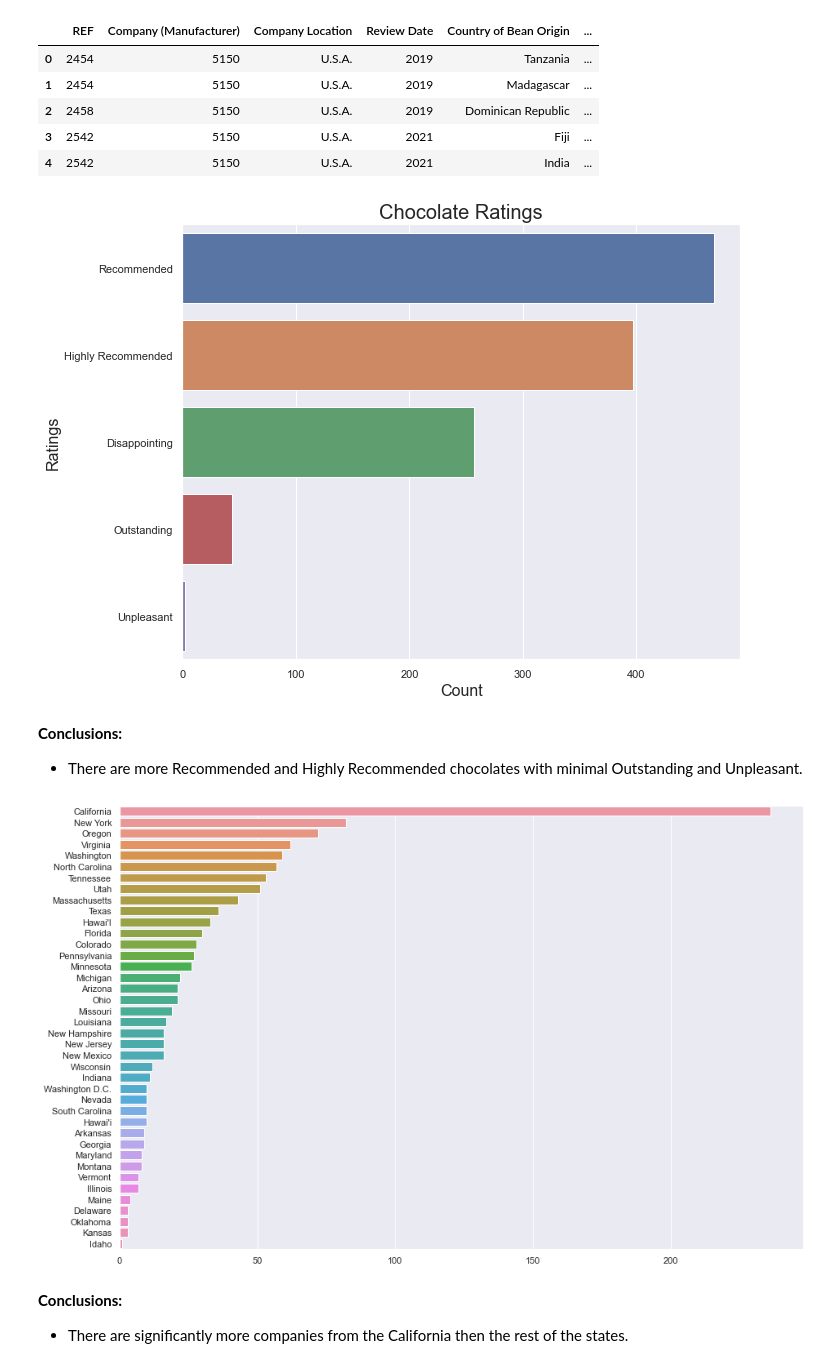
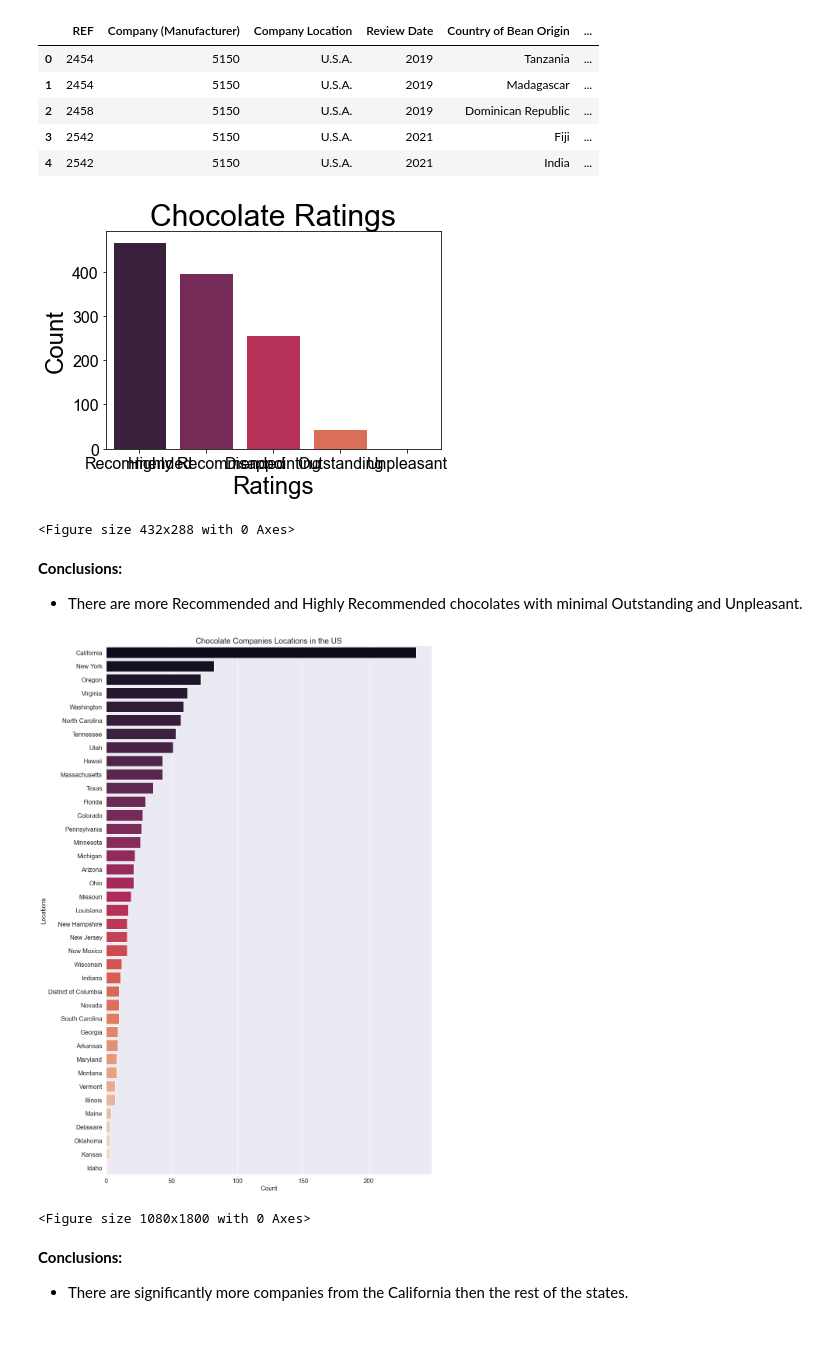
Before and after one commit to cableredi/BellevueUniv_MDS, a Jupyter notebook: DSC550/Term Paper/Chocolate_CableKimberly.ipynb, the cells around one changed output. Saved outputs shown, nothing was run; the diff lists cells and outputs as text; code cells hidden in the pictures; blank space fills up the shorter version.

```diff
--- a/DSC550/Term Paper/Chocolate_CableKimberly.ipynb
+++ b/DSC550/Term Paper/Chocolate_CableKimberly.ipynb
@@ -215,0 +231,5 @@ usa_companies_df.describe(include = ['O'])
+# %%
+usa_companies_df.loc[usa_companies_df['STATE'] == "Hawai'I", 'STATE'] = "Hawaii"
+usa_companies_df.loc[usa_companies_df['STATE'] == "Hawai'i", 'STATE'] = "Hawaii"
+usa_companies_df.loc[usa_companies_df['STATE'] == "Washington D.C.", 'STATE'] = "District of Columbia"
+usa_companies_df['STATE'].unique()
@@ -359,6 +390,6 @@ Cocoa Percent appears to be a normal distribution but Rating is heavily skewed l
 # Bar charts of some of the categorical features
 
 #create a copy of the data frame for use with graphing
-chocolate_plots = chocolate_usa.copy()
+chocolate_usa_plots = chocolate_usa.copy()
 # %%
 # Convert Ratings to ranking
@@ -382,28 +413,48 @@ ratings_counts = chocolate_plots['Rank'].value_counts()
 # %%
-sns.set(rc={'figure.figsize':(10,8)})
-ax = sns.barplot(y = ratings_counts.index, x = ratings_counts.values)
-ax.set_xlabel('Count', fontsize = 16)
-ax.set_ylabel('Ratings', fontsize = 16)
-ax.set_title('Chocolate Ratings', fontsize = 20)
+fig, ax = plt.subplots()
+
+plt.figure()
+sns.set(rc={'figure.figsize':(15, 25)})
+sns.barplot(x = ratings_counts.index, y = ratings_counts.values, palette = 'rocket', ax = ax)
+ax.tick_params(axis='both', which='major', labelsize = 16)
+ax.set_ylabel('Count', fontsize = 24)
+ax.set_xlabel('Ratings', fontsize = 24)
+ax.set_title('Chocolate Ratings', fontsize = 30)
 plt.show()
+
+# Save figure
+ax.get_figure().savefig('figures\chocolate_ratings.png',
+           bbox_inches = 'tight',
+           transparent = True)
 # %% [output]
-[figure, old version]
+[figure, new version]
+<Figure size 432x288 with 0 Axes>
 # %% [markdown]
 **Conclusions:**
 
 * There are more Recommended and Highly Recommended chocolates with minimal Outstanding and Unpleasant.
 # %%
 # Count of locations (State) of chocolate makers
-companies_counts = chocolate_plots['STATE'].value_counts()
+companies_counts = chocolate_usa_plots['STATE'].value_counts()
 # %%
-sns.set(rc={'figure.figsize':(15,10)})
-x = sns.barplot(y = companies_counts.index, x = companies_counts.values)
+fig, ax = plt.subplots()
+
+plt.figure()
+sns.set(rc={'figure.figsize':(20, 15)})
+sns.barplot(x = companies_counts.values, y = companies_counts.index, palette = 'rocket', ax = ax)
+ax.tick_params(axis='both', which='major', labelsize = 16)
 ax.set_xlabel('Count', fontsize = 16)
-ax.set_ylabel('State', fontsize = 16)
-ax.set_title('State Location of Chocolate Makers', fontsize = 20)
+ax.set_ylabel('Locations', fontsize = 16)
+ax.set_title('Chocolate Companies Locations in the US', fontsize = 20)
 plt.show()
+
+# Save figure
+ax.get_figure().savefig('figures\locations.png',
+           bbox_inches = 'tight',
+           transparent = True)
 # %% [output]
-[figure, old version]
+[figure, new version]
+<Figure size 1080x1800 with 0 Axes>
 # %% [markdown]
 **Conclusions:**
 
```
Also changed, not shown: parts of 74 cells of this notebook, 2 other files.
